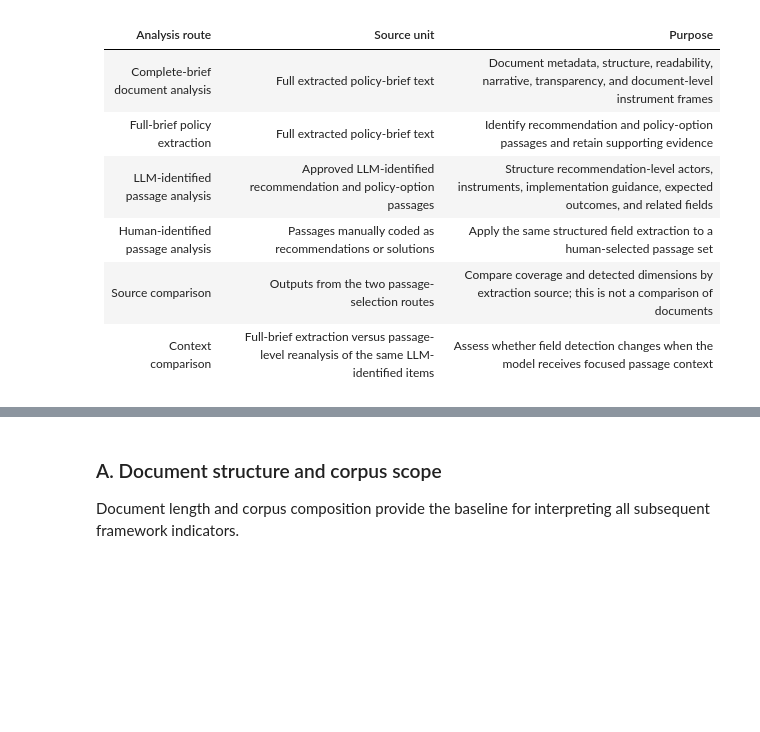
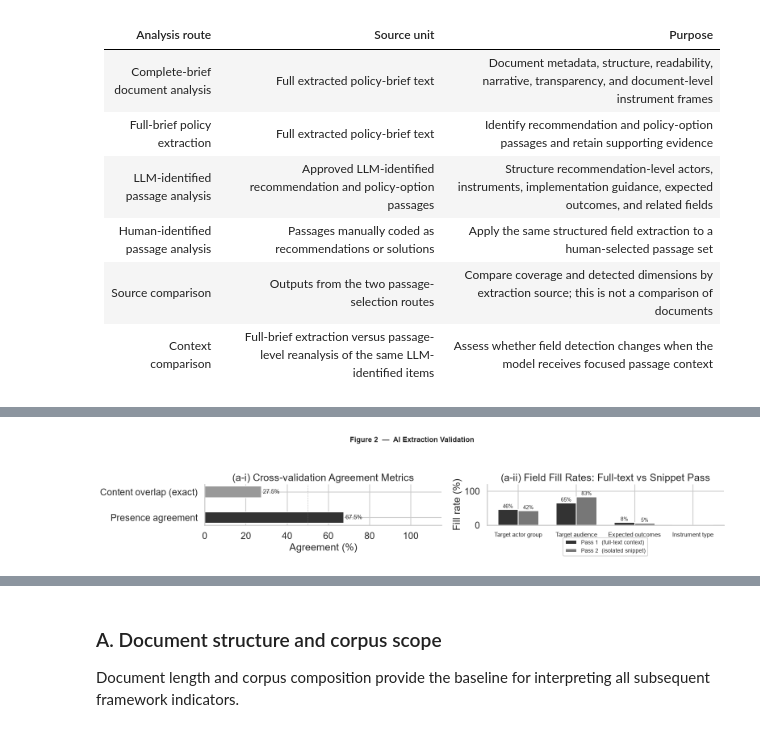
Before and after one commit to doschul/PolicyBriefAnalysis, a Jupyter notebook: policy_brief_analysis_integrated.ipynb, the cells around one changed output, grey strips where cells are left out. Cells and saved outputs as stored; diff of their text form; code cells hidden in the pictures; blank space fills up the shorter version.

```diff
--- a/policy_brief_analysis_integrated.ipynb
+++ b/policy_brief_analysis_integrated.ipynb
@@ -942,0 +303,88 @@ Image("fig8.png")
+# %%
+import json as _json
+
+pov  = crossval_metrics.get('primary', {})
+ov   = pov.get('overview', {})
+pres = pov.get('presence_agreement', {})
+typ  = pov.get('type_agreement', {})
+ov_e = pov.get('overlap_exact', {})
+
+# Load context comparison fill rates
+_m_ctx = _json.loads((CROSSVAL_DIR / 'metrics.json').read_text()) if (CROSSVAL_DIR / 'metrics.json').exists() else {}
+fill = _m_ctx.get('context_comparison', {}).get('fill_rates', {})
+
+print(f"AI solutions extracted:          {ov.get('ai_total_solutions',  'n/a'):,}")
+print(f"Manually coded segments:         {ov.get('manual_total_solutions', 'n/a'):,}")
+print(f"Documents with AI solutions:     {ov.get('ai_solution_docs',    'n/a')}")
+print(f"Documents with manual solutions: {ov.get('manual_solution_docs','n/a')}")
+
+CONTEXT_KEY_FIELDS = {
+    'actor_type':        'Target actor group',
+    'target_raw':        'Target audience',
+    'expected_outcomes': 'Expected outcomes',
+    'instrument_type':   'Instrument type',
+}
+
+fig, axes = plt.subplots(1, 2, figsize=(16, 5))
+
+# ── (a-i) Cross-validation agreement metrics ──────────────────────────
+metrics_data = {
+    'Presence agreement':      pres.get('rate', 0),
+    'Content overlap (exact)': ov_e.get('overlap_rate', 0),
+}
+bar_colors = [C_PRIMARY, C_ACCENT]
+bars = axes[0].barh(
+    list(metrics_data.keys()),
+    [v * 100 for v in metrics_data.values()],
+    color=bar_colors, edgecolor='white', height=0.45,
+)
+for bar, val in zip(bars, metrics_data.values()):
+    axes[0].text(
+        bar.get_width() + 0.8, bar.get_y() + bar.get_height() / 2,
+        f'{val:.1%}', va='center', fontsize=11,
+    )
+axes[0].set_xlim(0, 115)
+axes[0].axvline(50, color='gray', linestyle='--', linewidth=0.8, alpha=0.5)
+axes[0].set_xlabel('Agreement (%)')
+axes[0].set_title('(a-i) Cross-validation Agreement Metrics')
+
+# ── (a-ii) P1 vs P2 fill rates for key context-sensitive fields ───────
+ctx_labels = list(CONTEXT_KEY_FIELDS.values())
+p1_vals = [(fill.get(f) or {}).get('pass1') or 0.0 for f in CONTEXT_KEY_FIELDS]
+p2_vals = [(fill.get(f) or {}).get('pass2') or 0.0 for f in CONTEXT_KEY_FIELDS]
+x2 = np.arange(len(CONTEXT_KEY_FIELDS))
+w2 = 0.35
+
+b1 = axes[1].bar(x2 - w2/2, [v * 100 for v in p1_vals], w2,
+                 label='Pass 1  (full-text context)', color=C_PRIMARY, edgecolor='white')
+b2 = axes[1].bar(x2 + w2/2, [v * 100 for v in p2_vals], w2,
+                 label='Pass 2  (isolated snippet)',   color=C_SECONDARY, edgecolor='white')
+for bar in list(b1) + list(b2):
+    h = bar.get_height()
+    if h > 2:
+        axes[1].text(bar.get_x() + bar.get_width() / 2, h + 1.5,
+                     f'{h:.0f}%', ha='center', va='bottom', fontsize=9)
+axes[1].set_xticks(x2)
+axes[1].set_xticklabels(ctx_labels, fontsize=11)
+axes[1].set_ylim(0, 120)
+axes[1].set_ylabel('Fill rate (%)')
+axes[1].legend(fontsize=10, loc='upper center', bbox_to_anchor=(0.5, -0.24))
+axes[1].set_title('(a-ii) Field Fill Rates: Full-text vs Snippet Pass')
+
+fig.suptitle('Figure 2  —  AI Extraction Validation', fontsize=13, fontweight='bold')
+plt.tight_layout(rect=(0, 0.2, 1, 0.94))
+save_standalone(fig, 'fig2_extraction_validation')
+plt.show()
+
+# ── Figure 2(b): Binned solution-count cross-table ────────────────────
+if len(comparison_df) and 'ai_count' in comparison_df.columns and 'manual_count' in comparison_df.columns:
+    _bins = [0, 1, 2, 4, 7, float('inf')]
+    _lbls = ['0', '1', '2–3', '4–6', '7+']
+    _ai_b  = pd.cut(comparison_df['ai_count'],     bins=_bins, labels=_lbls, right=False)
+    _man_b = pd.cut(comparison_df['manual_count'], bins=_bins, labels=_lbls, right=False)
+    _ct = pd.crosstab(_ai_b, _man_b)
+    _ct.index.name   = 'AI extractions per doc  ↓'
+    _ct.columns.name = 'Manual segments per doc  →'
+    display(Markdown('**Figure 2(b) — Binned solution-count cross-table (documents)**'))
+    display(_ct.style.background_gradient(cmap=GREY_CMAP).format('{:,}'))
+# %% [output]
@@ -942,0 +395 @@ Image("fig8.png")
+[figure, added]
```
Also changed, not shown: parts of 50 cells of this notebook, 1 other file.
